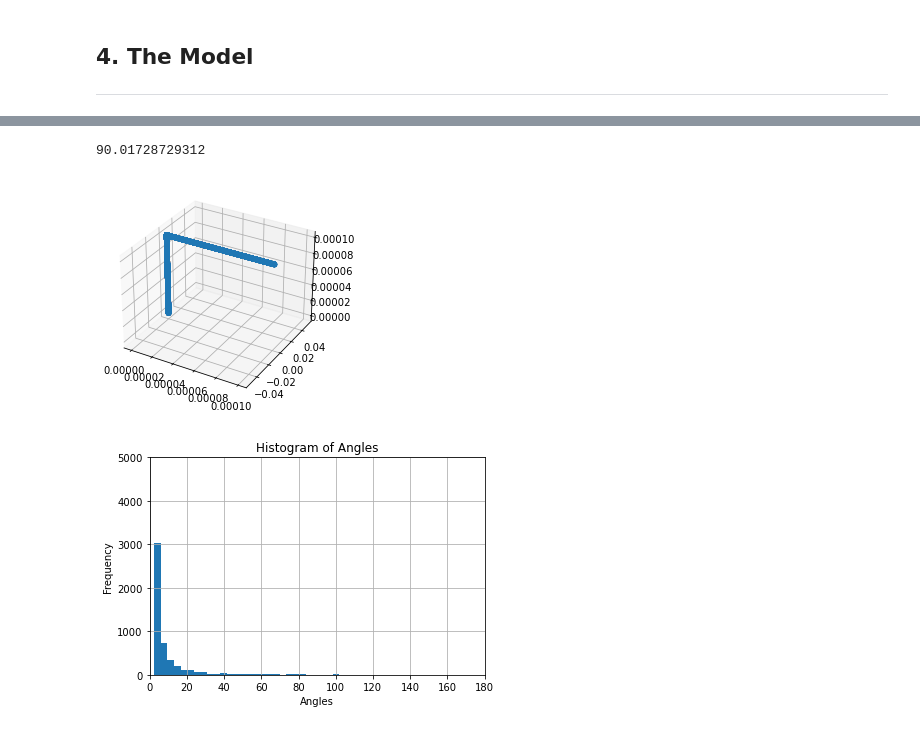
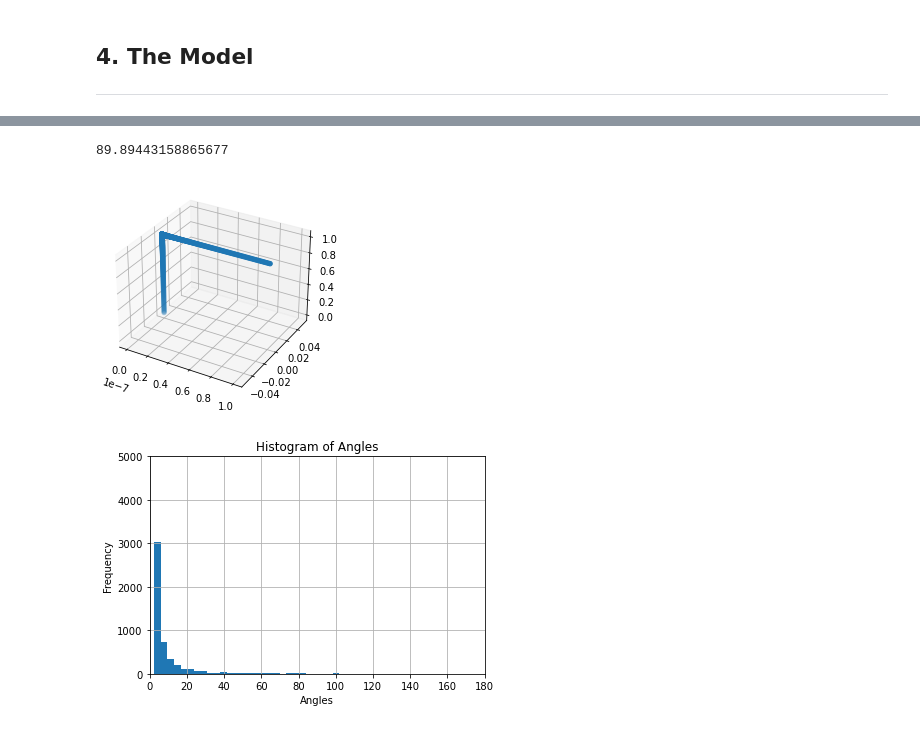
Before and after one commit to freddien03/Simulating-Rutherford-Scattering, a Jupyter notebook: Simulating-Rutherford-Scattering.ipynb, the cells around one changed output, grey strips where cells are left out. Cells and saved outputs as stored; diff of their text form; code cells hidden in the pictures.

```diff
--- a/Simulating-Rutherford-Scattering.ipynb
+++ b/Simulating-Rutherford-Scattering.ipynb
@@ -354,20 +553,20 @@ plt.show()
 # %%
 import matplotlib.pyplot as plt
 %matplotlib inline
 
-goldFoil = RutherfordSystem(3.7e9, 1e-12, 0, 0, 1e-4, ParticleType.ALPHA, ParticleType.GOLD)
+goldFoil = RutherfordSystem(3.7e9, 1e-12, 0, 0, 1e-7, ParticleType.ALPHA, ParticleType.GOLD)
 singleSim = goldFoil.singleSim(b=2.144e-14)
 print(singleSim["angle"])
 
 fig = plt.figure()
 ax = fig.add_subplot(projection='3d')
 ax.scatter(singleSim["positions"][...,0], singleSim["positions"][...,1], singleSim["positions"][...,2], marker = "o")
 for nucleus in goldFoil.nuclei:
     ax.scatter(nucleus.position[0], nucleus.position[0], nucleus.position[2], marker = "X")
 plt.show()
 # %% [output]
-90.01728729312
+89.89443158865677
-[figure, old version]
+[figure, new version]
 # %%
 goldFoil = RutherfordSystem(3.7e9, 1e-12, 0, 0, 1e-4, ParticleType.ALPHA, ParticleType.GOLD)
 multSim = goldFoil.multiSim(5000)
```
Also changed, not shown: parts of 6 cells of this notebook, 3 other files.
